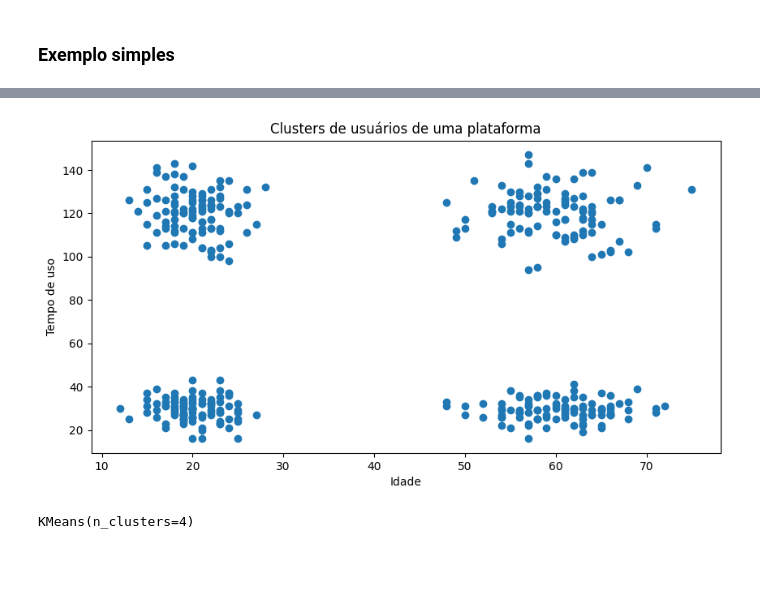
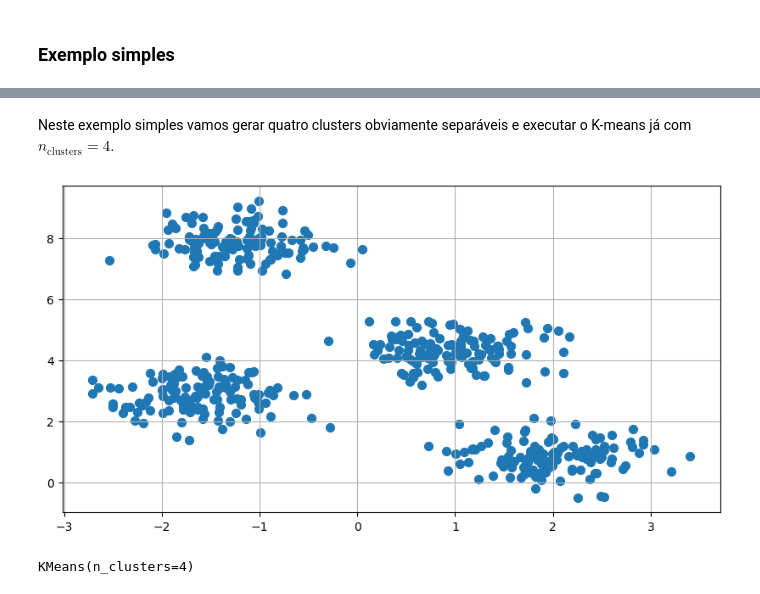
Before and after one commit to Salies/posmac-alcd, a Jupyter notebook: Aula 9/kmeans.ipynb, the cells around one changed output, grey strips where cells are left out. Cells and saved outputs as stored; diff of their text form; code cells hidden in the pictures; blank space fills up the shorter version.

```diff
--- a/Aula 9/kmeans.ipynb
+++ b/Aula 9/kmeans.ipynb
@@ -50,9 +9,3 @@ data
-# %%
-plt.figure(figsize=(10, 5))
-plt.scatter(data['idade'], data['tempo_uso'])
-plt.xlabel('Idade')
-plt.ylabel('Tempo de uso')
-plt.title('Clusters de usuários de uma plataforma')
-plt.show()
-# %% [output]
-[figure, removed]
+# %% [markdown]
+Neste exemplo simples vamos gerar quatro clusters obviamente separáveis
+e executar o K-means já com $n_{\text{clusters}} = 4$.
@@ -59,3 +14,11 @@ plt.show()
+# %%
+# plot dos dados
+fig = plt.figure(figsize=(10, 5))
+plt.scatter(X[:, 0], X[:, 1], marker='o', s=50)
+plt.grid()
+plt.show()
+# %% [output]
+[figure, added]
 # %%
 # executando o KMeans
 km1 = KMeans(n_clusters=4)
```
Also changed, not shown: parts of 19 cells of this notebook.
